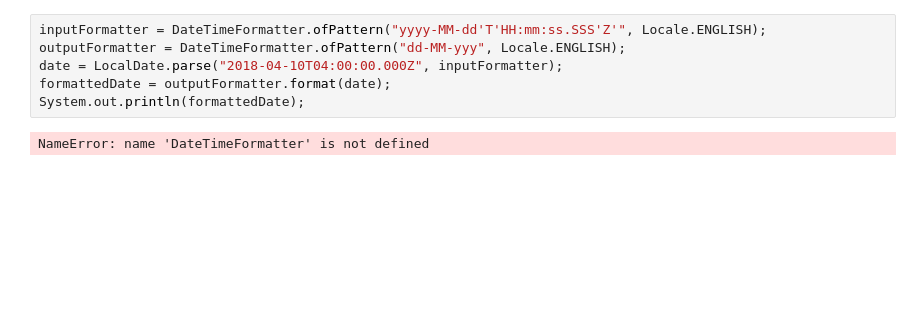
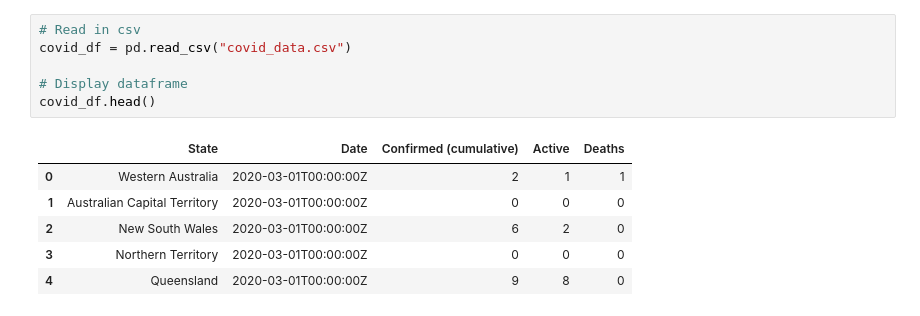
Before and after one commit to ali-beer/covid_payroll_project, a Jupyter notebook: covid19_data.ipynb, the cells around one changed output. Saved outputs shown, nothing was run; the diff lists cells and outputs as text; blank space fills up the shorter version.

Commit message:
updated covid data

```diff
--- a/covid19_data.ipynb
+++ b/covid19_data.ipynb
@@ -254,8 +56,13 @@ mar_to_aug_covid_df.to_csv("census_data_states.csv", encoding="utf-8")
-# %%
-inputFormatter = DateTimeFormatter.ofPattern("yyyy-MM-dd'T'HH:mm:ss.SSS'Z'", Locale.ENGLISH);
-outputFormatter = DateTimeFormatter.ofPattern("dd-MM-yyy", Locale.ENGLISH);
-date = LocalDate.parse("2018-04-10T04:00:00.000Z", inputFormatter);
-formattedDate = outputFormatter.format(date);
-System.out.println(formattedDate);
-# %% [output]
-NameError: name 'DateTimeFormatter' is not defined
+# %%
+# Read in csv
+covid_df = pd.read_csv("covid_data.csv")
+
+# Display dataframe
+covid_df.head()
+# %% [output]
+|  | State | Date | Confirmed (cumulative) | Active | Deaths |
+| 0 | Western Australia | 2020-03-01T00:00:00Z | 2 | 1 | 1 |
+| 1 | Australian Capital Territory | 2020-03-01T00:00:00Z | 0 | 0 | 0 |
+| 2 | New South Wales | 2020-03-01T00:00:00Z | 6 | 2 | 0 |
+| 3 | Northern Territory | 2020-03-01T00:00:00Z | 0 | 0 | 0 |
+| 4 | Queensland | 2020-03-01T00:00:00Z | 9 | 8 | 0 |
```
Also changed, not shown: parts of 29 cells of this notebook.
